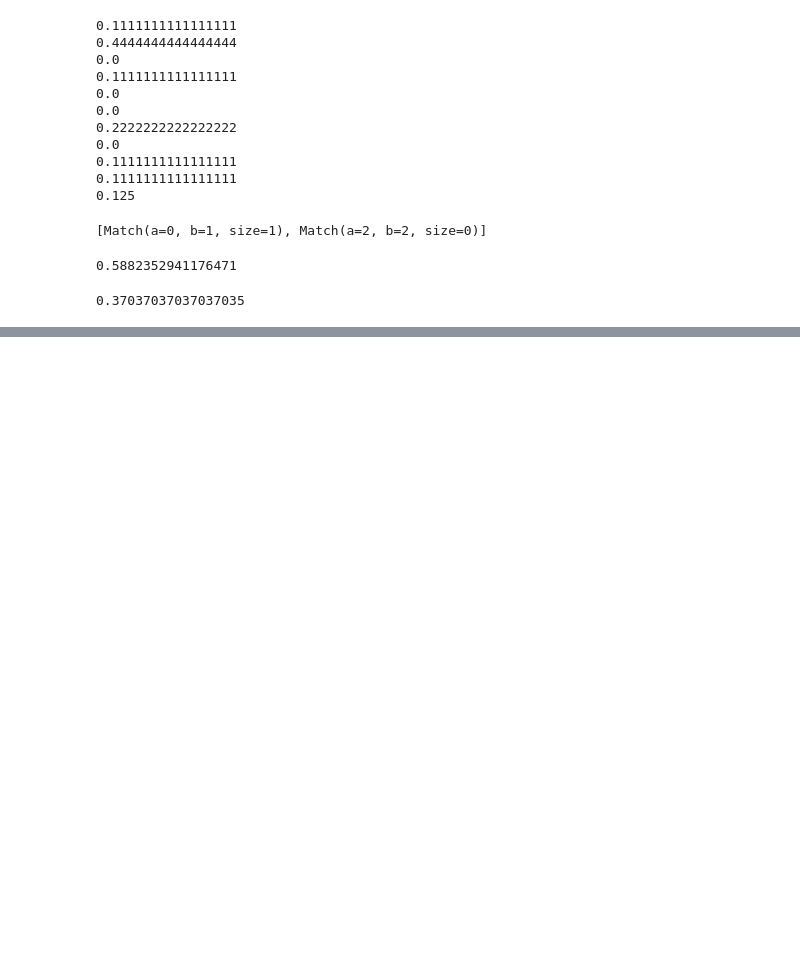
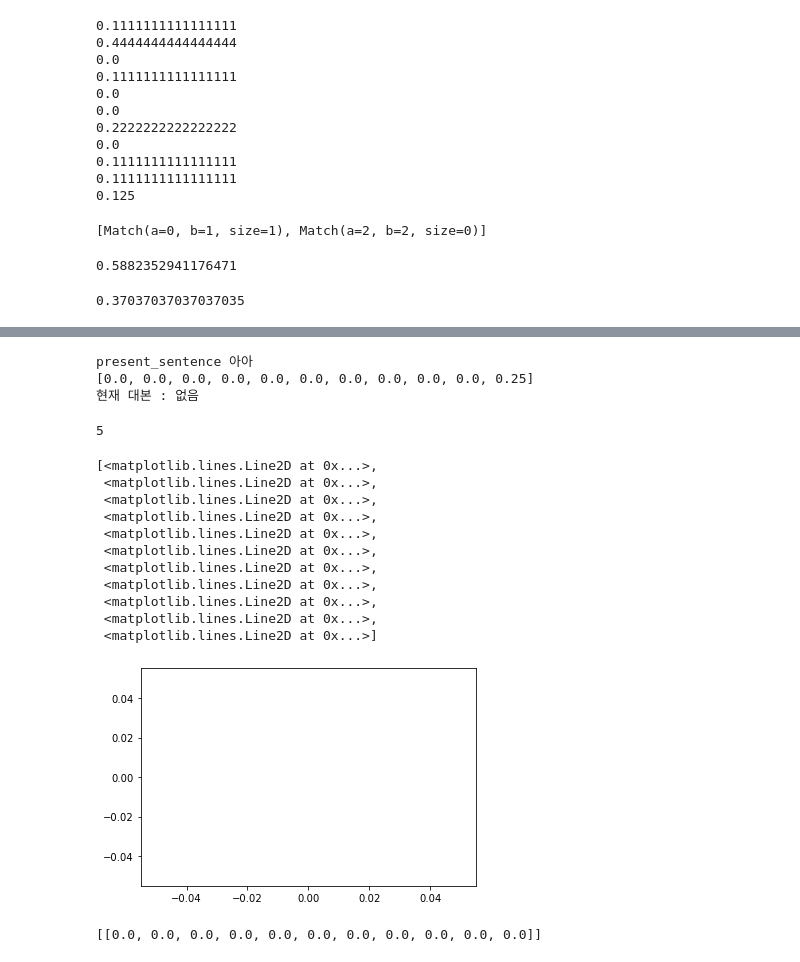
Before and after one commit to DAHYUN-HAN/Speech_to_Text, a Jupyter notebook: text_similarity.ipynb, the cells around one changed output, grey strips where cells are left out. Drawn from its saved outputs; the diff is of its cells as text; code cells hidden in the pictures; blank space fills up the shorter version.

```diff
--- a/text_similarity.ipynb
+++ b/text_similarity.ipynb
@@ -931,0 +1060,4 @@ print(SequenceMatcher(None, new_s1, new_s2).ratio())
+# %%
+with open('conti_script_compare.txt', 'r') as f:
+    data = f.read()
+script_data = data.splitlines()
@@ -931,0 +1098,45 @@ print(SequenceMatcher(None, new_s1, new_s2).ratio())
+# %%
+similarity2(file_list[:11], '아아', 5)
+# %% [output]
+present_sentence 아아
+[0.0, 0.0, 0.0, 0.0, 0.0, 0.0, 0.0, 0.0, 0.0, 0.0, 0.25]
+현재 대본 : 없음
+5
+# %%
+with open('conti_script_print.txt', 'r') as f:
+    data = f.read()
+script_data = data.splitlines()
+present_point = 5
+# %%
+def similarity4(script, present_sentence):
+    present_sentence = present_sentence.replace(" ", "")
+    present_sentence = present_sentence.replace(".", "")
+    ratio = []
+    for i in range(len(script)):
+        script_sentence = script[i].replace(" ", "")
+        script_sentence = script_sentence.replace(".", "")
+
+        ratio.append(SequenceMatcher(None, present_sentence, script_sentence).ratio())
+    return ratio
+# %%
+result_list = []
+result_list.append(similarity4(script_data[present_point-5:present_point+6], '뭐야 형',present_point))
+# %%
+plt.plot(result_list)
+# %% [output]
+[<matplotlib.lines.Line2D at 0x...>,
+ <matplotlib.lines.Line2D at 0x...>,
+ <matplotlib.lines.Line2D at 0x...>,
+ <matplotlib.lines.Line2D at 0x...>,
+ <matplotlib.lines.Line2D at 0x...>,
+ <matplotlib.lines.Line2D at 0x...>,
+ <matplotlib.lines.Line2D at 0x...>,
+ <matplotlib.lines.Line2D at 0x...>,
+ <matplotlib.lines.Line2D at 0x...>,
+ <matplotlib.lines.Line2D at 0x...>,
+ <matplotlib.lines.Line2D at 0x...>]
+[figure, added]
+# %%
+result_list
+# %% [output]
+[[0.0, 0.0, 0.0, 0.0, 0.0, 0.0, 0.0, 0.0, 0.0, 0.0, 0.0]]
```
Also changed, not shown: parts of 42 cells of this notebook, 3 other files.
